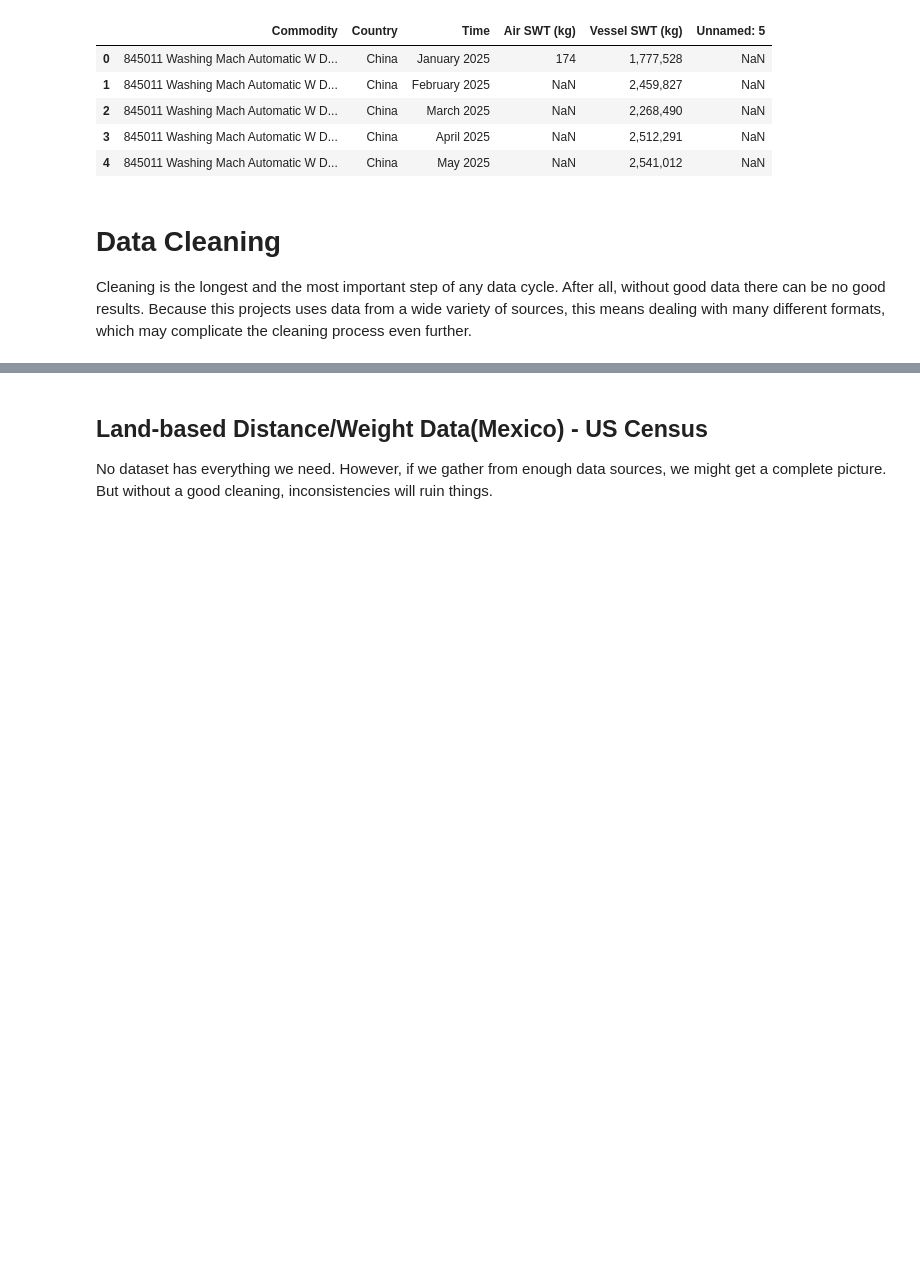
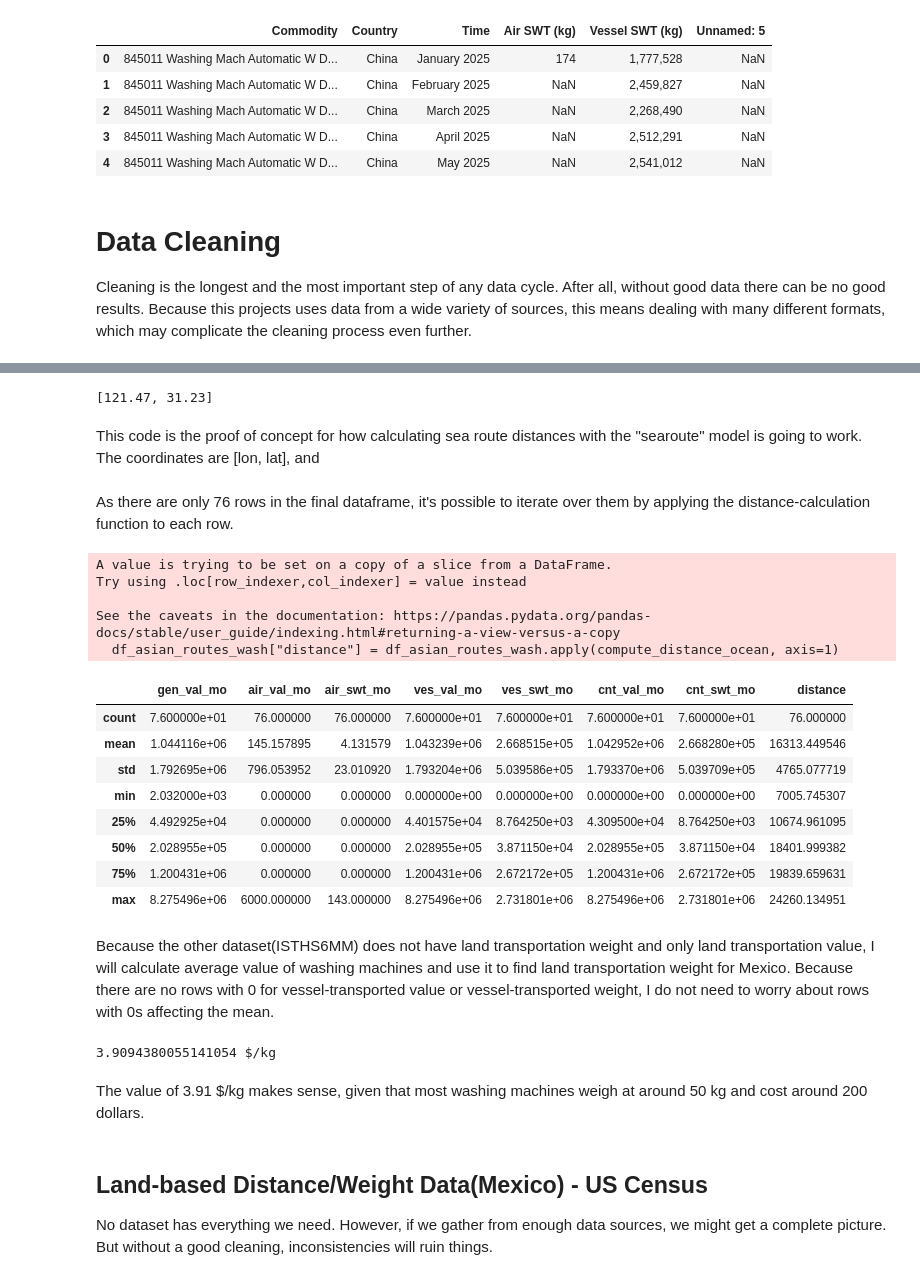
Before and after one commit to BirchTree1812/research_study_code, a Jupyter notebook: main.ipynb, the cells around one changed output, grey strips where cells are left out. Cells and saved outputs as stored; diff of their text form; code cells hidden in the pictures; blank space fills up the shorter version.

```diff
--- a/main.ipynb
+++ b/main.ipynb
@@ -219,0 +305,42 @@ Cleaning is the longest and the most important step of any data cycle. After all
+# %%
+asian_origins = {
+    "5700": [121.470,  31.230],
+    "5800": [129.040,  35.100],
+    "5520": [106.780,  10.780],
+    "5330": [ 69.710,  22.740],
+}
+
+# US ports of unlading (Schedule D 4-digit code -> [lon, lat])
+us_ports = {
+    "1003": [ -74.165,  40.685],  # Newark, NJ (Port Newark/Elizabeth)
+    "1303": [ -76.535,  39.265],  # Baltimore, MD (Seagirt Marine Terminal)
+    "1401": [ -76.330,  36.880],  # Norfolk/Newport News, VA
+    "1601": [ -79.911,  32.852],  # Charleston, SC
+    "1703": [ -81.140,  32.115],  # Savannah, GA (Garden City Terminal)
+    "1801": [ -82.456,  27.910],  # Tampa, FL
+    "1803": [ -81.534,  30.395],  # Jacksonville, FL (Blount Island/Dames Point)
+    "1901": [ -88.040,  30.690],  # Mobile, AL
+    "2002": [ -90.060,  29.940],  # New Orleans, LA
+    "2704": [-118.265,  33.733],  # Los Angeles, CA
+    "2709": [-118.216,  33.755],  # Long Beach, CA
+    "2809": [-122.395,  37.795],  # San Francisco, CA
+    "2811": [-122.290,  37.795],  # Oakland, CA
+    "2904": [-122.755,  45.585],  # Portland, OR
+    "3001": [-122.330,  47.610],  # Seattle, WA
+    "3002": [-122.430,  47.275],  # Tacoma, WA
+    "3126": [-149.890,  61.235],  # Anchorage, AK
+    "3201": [-157.870,  21.310],  # Honolulu, HI
+    "3901": [ -87.620,  41.880],  # Chicago, IL (Great Lakes / inland)
+    "4101": [ -81.700,  41.500],  # Cleveland, OH (Great Lakes)
+    "4909": [ -66.100,  18.450],  # San Juan, PR
+    "5201": [ -80.165,  25.778],  # Miami, FL (PortMiami)
+    "5203": [ -80.116,  26.090],  # Port Everglades, FL
+    "5206": [ -80.290,  25.796],  # Miami International AIRPORT — exclude from sea analysis
+    "5301": [ -95.020,  29.733],  # Houston, TX
+}
+# %%
+asian_origins["5700"]
+# %% [output]
+[121.47, 31.23]
+# %% [markdown]
+This code is the proof of concept for how calculating sea route distances with the "searoute" model is going to work. The coordinates are [lon, lat], and
@@ -219,0 +355,37 @@ Cleaning is the longest and the most important step of any data cycle. After all
+# %% [markdown]
+As there are only 76 rows in the final dataframe, it's possible to iterate over them by applying the distance-calculation function to each row.
+# %%
+def compute_distance_ocean(row):
+    origin = asian_origins[row["cty_code"]]
+    dest = us_ports[row["port_full"]]
+    return sr.searoute(origin, dest).properties["length"]
+
+df_asian_routes_wash["distance"] = df_asian_routes_wash.apply(compute_distance_ocean, axis=1)
+# %% [output]
+A value is trying to be set on a copy of a slice from a DataFrame.
+Try using .loc[row_indexer,col_indexer] = value instead
+
+See the caveats in the documentation: https://pandas.pydata.org/pandas-docs/stable/user_guide/indexing.html#returning-a-view-versus-a-copy
+  df_asian_routes_wash["distance"] = df_asian_routes_wash.apply(compute_distance_ocean, axis=1)
+# %%
+df_asian_routes_wash.describe()
+# %% [output]
+|  | gen_val_mo | air_val_mo | air_swt_mo | ves_val_mo | ves_swt_mo | cnt_val_mo | cnt_swt_mo | distance |
+| count | 7.600000e+01 | 76.000000 | 76.000000 | 7.600000e+01 | 7.600000e+01 | 7.600000e+01 | 7.600000e+01 | 76.000000 |
+| mean | 1.044116e+06 | 145.157895 | 4.131579 | 1.043239e+06 | 2.668515e+05 | 1.042952e+06 | 2.668280e+05 | 16313.449546 |
+| std | 1.792695e+06 | 796.053952 | 23.010920 | 1.793204e+06 | 5.039586e+05 | 1.793370e+06 | 5.039709e+05 | 4765.077719 |
+| min | 2.032000e+03 | 0.000000 | 0.000000 | 0.000000e+00 | 0.000000e+00 | 0.000000e+00 | 0.000000e+00 | 7005.745307 |
+| 25% | 4.492925e+04 | 0.000000 | 0.000000 | 4.401575e+04 | 8.764250e+03 | 4.309500e+04 | 8.764250e+03 | 10674.961095 |
+| 50% | 2.028955e+05 | 0.000000 | 0.000000 | 2.028955e+05 | 3.871150e+04 | 2.028955e+05 | 3.871150e+04 | 18401.999382 |
+| 75% | 1.200431e+06 | 0.000000 | 0.000000 | 1.200431e+06 | 2.672172e+05 | 1.200431e+06 | 2.672172e+05 | 19839.659631 |
+| max | 8.275496e+06 | 6000.000000 | 143.000000 | 8.275496e+06 | 2.731801e+06 | 8.275496e+06 | 2.731801e+06 | 24260.134951 |
+# %% [markdown]
+Because the other dataset(ISTHS6MM) does not have land transportation weight and only land transportation value, I will calculate average value of washing machines and use it to find land transportation weight for Mexico. Because there are no rows with 0 for vessel-transported value or vessel-transported weight, I do not need to worry about rows with 0s affecting the mean.
+# %%
+washing_machine_price_coeff = df_asian_routes_wash["ves_val_mo"].mean()/df_asian_routes_wash["ves_swt_mo"].mean()
+
+print(washing_machine_price_coeff, "$/kg")
+# %% [output]
+3.9094380055141054 $/kg
+# %% [markdown]
+The value of 3.91 $/kg makes sense, given that most washing machines weigh at around 50 kg and cost around 200 dollars.
```
Also changed, not shown: parts of 35 cells of this notebook, 4 other files.
